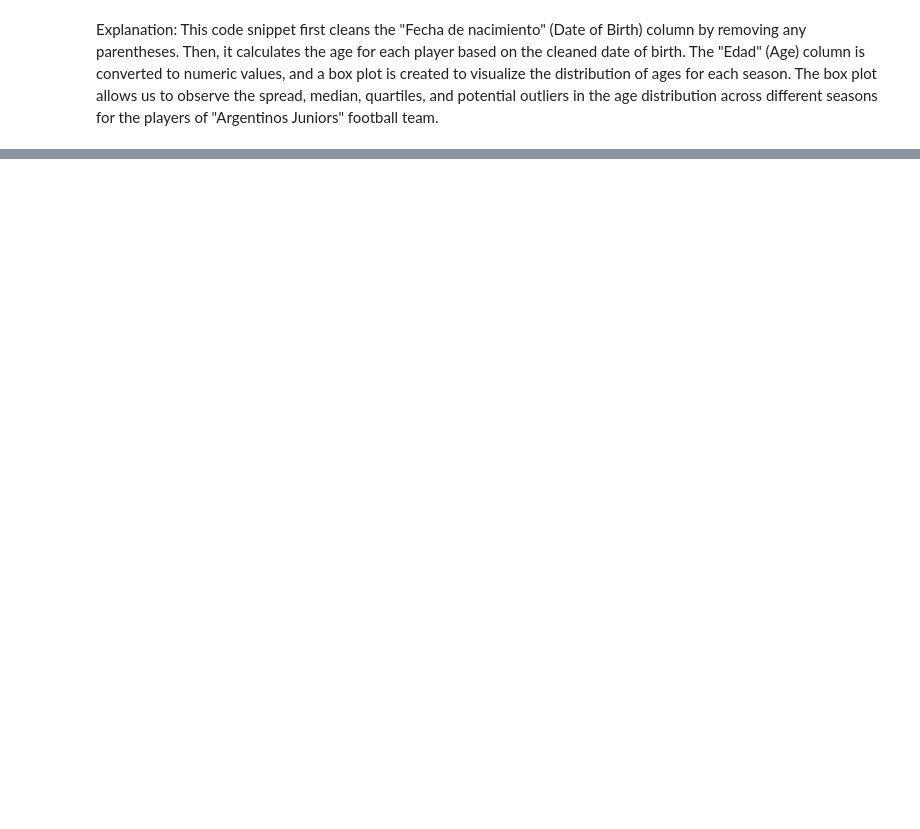
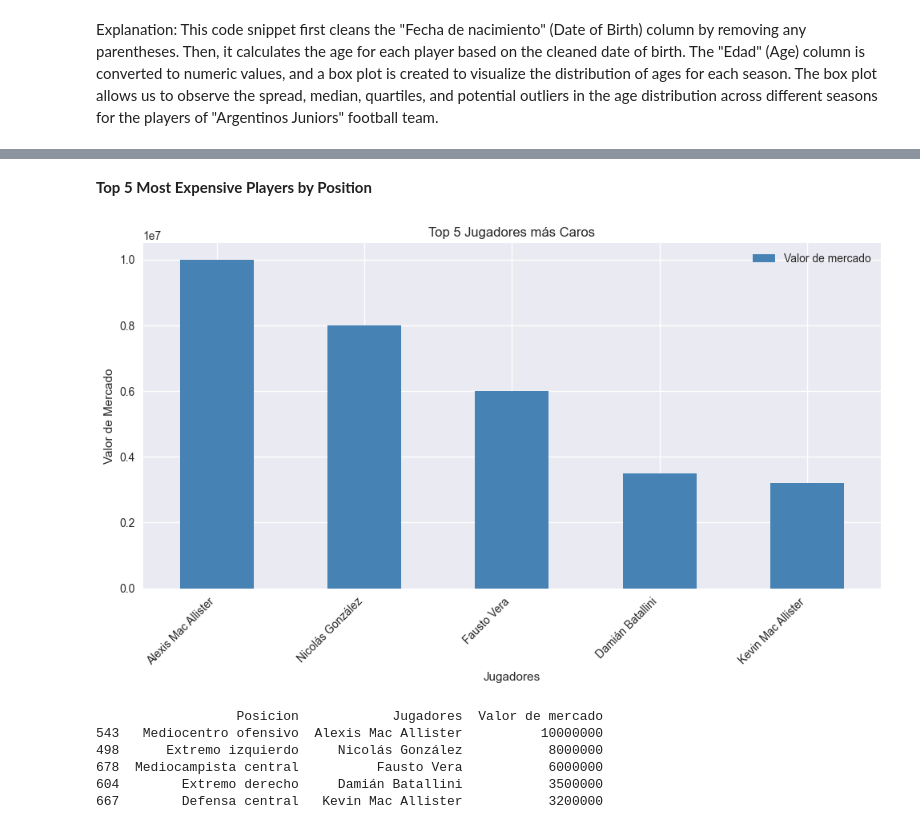
Before and after one commit to RODRIGORUBIO1991/PythonCode, a Jupyter notebook: Football/TransferMarket Argentinos Juniors.ipynb, the cells around one changed output, grey strips where cells are left out. Drawn from its saved outputs; the diff is of its cells as text; code cells hidden in the pictures; blank space fills up the shorter version.

```diff
--- a/Football/TransferMarket Argentinos Juniors.ipynb
+++ b/Football/TransferMarket Argentinos Juniors.ipynb
@@ -300,0 +381,53 @@ Explanation: This code snippet first cleans the "Fecha de nacimiento" (Date of B
+# %% [markdown]
+**Top 5 Most Expensive Players by Position**
+# %%
+# Filtro para quedarse solo con la última aparición de cada jugador con su máximo valor de mercado
+filtered_df = df.loc[df.groupby("Jugadores")["Valor de mercado"].idxmax()]
+
+# Filtrar los jugadores con un valor de mercado mayor a 100,000 euros
+filtered_df = filtered_df[filtered_df["Valor de mercado"] > 100000]
+
+# Obtener el valor de mercado más caro para cada posición
+highest_value_per_position = filtered_df.groupby("Posicion")["Valor de mercado"].max()
+
+# Obtener el nombre del jugador más caro para cada posición
+highest_value_players = filtered_df.loc[filtered_df.groupby("Posicion")["Valor de mercado"].idxmax()]
+
+# Ordenar los valores de menor a mayor
+highest_value_per_position = highest_value_per_position.sort_values()
+
+# Mostrar la tabla con el nombre del jugador más caro por posición
+highest_value_players_table = highest_value_players[["Posicion", "Jugadores", "Valor de mercado"]]
+
+# Ordenar los jugadores por valor de mercado de manera descendente y seleccionar los 5 más caros
+top_5_players = highest_value_players_table.sort_values("Valor de mercado", ascending=False).head(5)
+
+# Configurar el estilo del gráfico
+plt.style.use("seaborn")
+
+# Crear el gráfico de barras
+fig, ax = plt.subplots(figsize=(10, 6))
+top_5_players.plot(kind="bar", x="Jugadores", y="Valor de mercado", ax=ax, color="steelblue")
+
+# Etiquetas del eje X inclinadas a 45 grados
+ax.set_xticklabels(top_5_players["Jugadores"], rotation=45, ha='right')
+
+# Etiquetas de los ejes y título del gráfico
+ax.set_xlabel("Jugadores")
+ax.set_ylabel("Valor de Mercado")
+ax.set_title("Top 5 Jugadores más Caros")
+
+# Mostrar el gráfico
+plt.tight_layout()
+plt.show()
+
+# Mostrar la tabla con los 5 jugadores más caros
+print(top_5_players)
+# %% [output]
+[figure, added]
+                  Posicion            Jugadores  Valor de mercado
+543   Mediocentro ofensivo  Alexis Mac Allister          10000000
+498      Extremo izquierdo     Nicolás González           8000000
+678  Mediocampista central          Fausto Vera           6000000
+604        Extremo derecho     Damián Batallini           3500000
+667        Defensa central   Kevin Mac Allister           3200000
```
Also changed, not shown: parts of 26 cells of this notebook.
